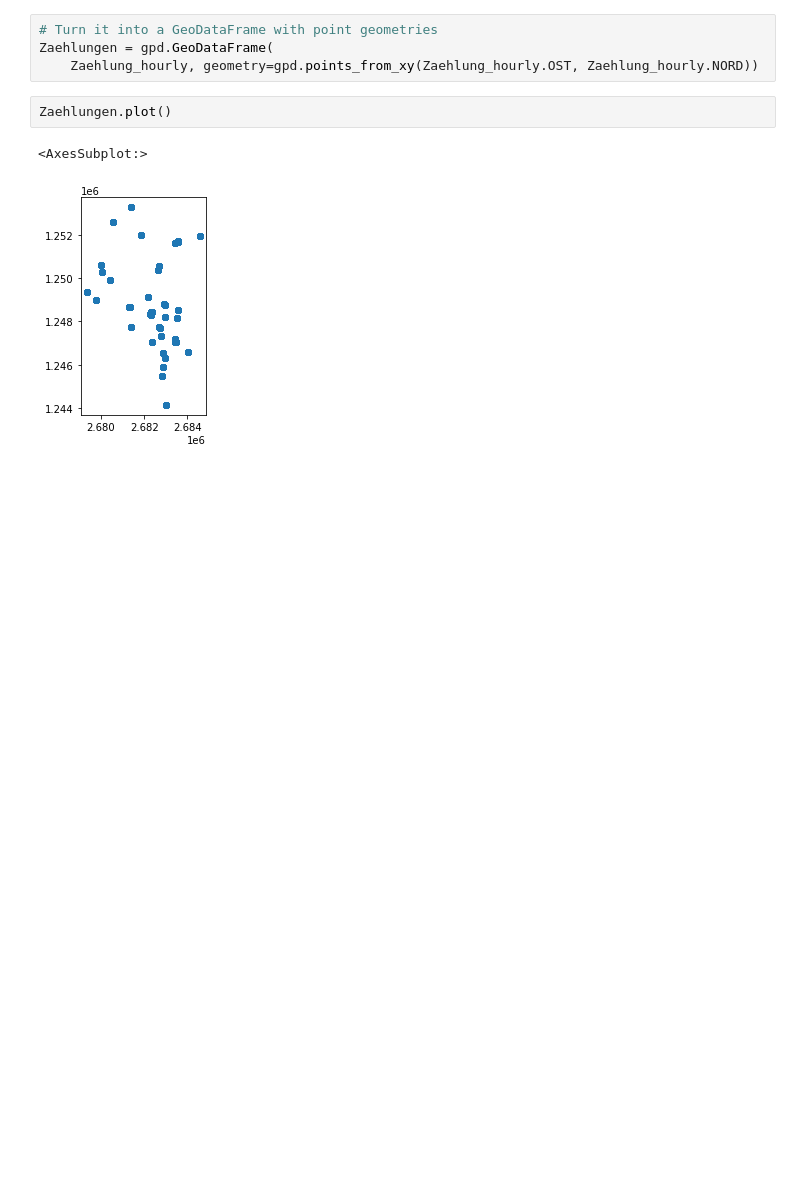
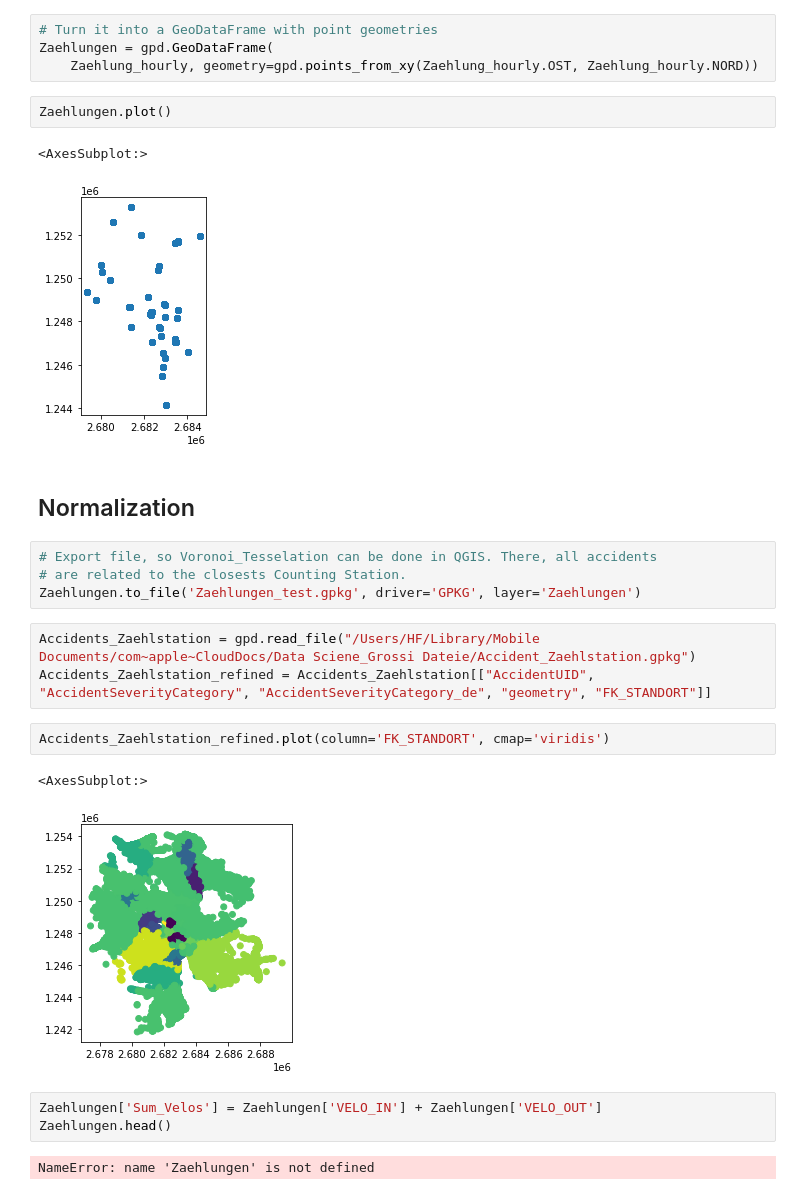
Before and after one commit to thereallinusrg/Velo-Zueri-Unfaelle, a Jupyter notebook: maurus-notebook.ipynb, the cells around one changed output. Saved outputs shown, nothing was run; the diff lists cells and outputs as text; blank space fills up the shorter version.

Commit message:
Normalization

```diff
--- a/maurus-notebook.ipynb
+++ b/maurus-notebook.ipynb
@@ -85,3 +87,22 @@ Zaehlungen.plot()
 # %% [output]
 <AxesSubplot:>
 [figure]
+# %% [markdown]
+## Normalization
+# %%
+# Export file, so Voronoi_Tesselation can be done in QGIS. There, all accidents
+# are related to the closests Counting Station.
+Zaehlungen.to_file('Zaehlungen_test.gpkg', driver='GPKG', layer='Zaehlungen')
+# %%
+Accidents_Zaehlstation = gpd.read_file("/Users/HF/Library/Mobile Documents/com~apple~CloudDocs/Data Sciene_Grossi Dateie/Accident_Zaehlstation.gpkg")
+Accidents_Zaehlstation_refined = Accidents_Zaehlstation[["AccidentUID", "AccidentSeverityCategory", "AccidentSeverityCategory_de", "geometry", "FK_STANDORT"]]
+# %%
+Accidents_Zaehlstation_refined.plot(column='FK_STANDORT', cmap='viridis')
+# %% [output]
+<AxesSubplot:>
+[figure, added]
+# %%
+Zaehlungen['Sum_Velos'] = Zaehlungen['VELO_IN'] + Zaehlungen['VELO_OUT']
+Zaehlungen.head()
+# %% [output]
+NameError: name 'Zaehlungen' is not defined
```
Also changed, not shown: parts of 2 cells of this notebook.
